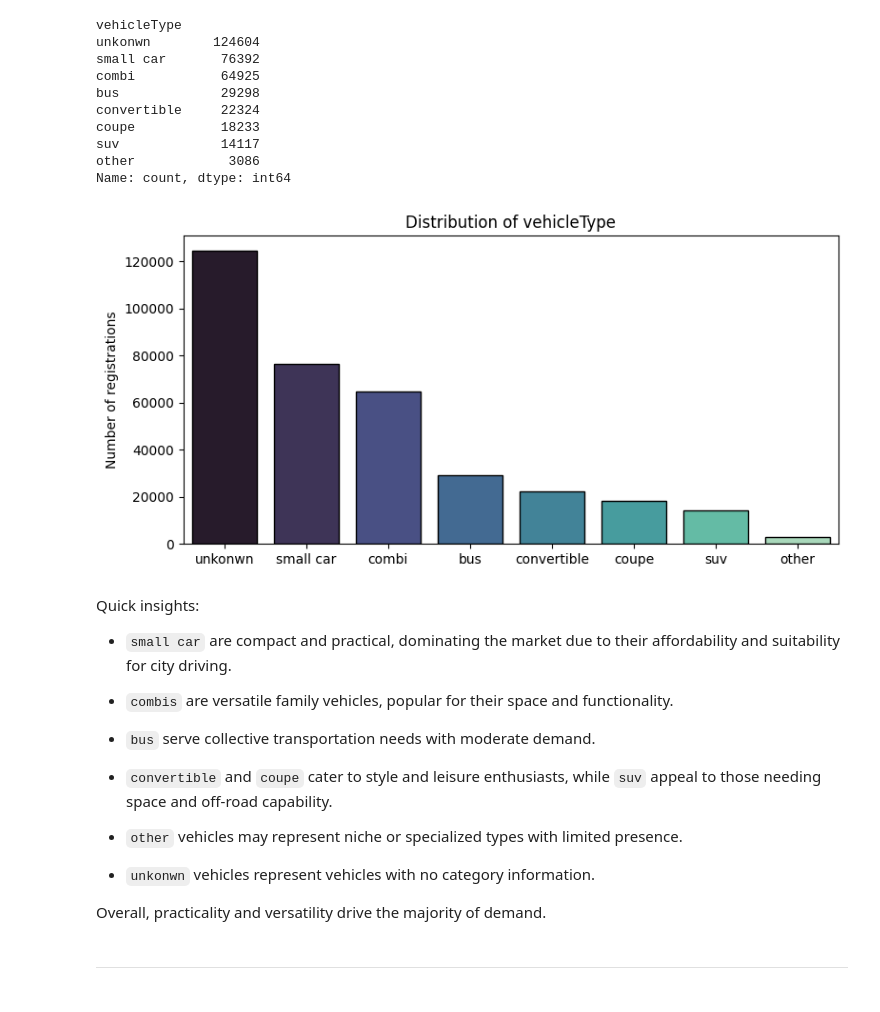
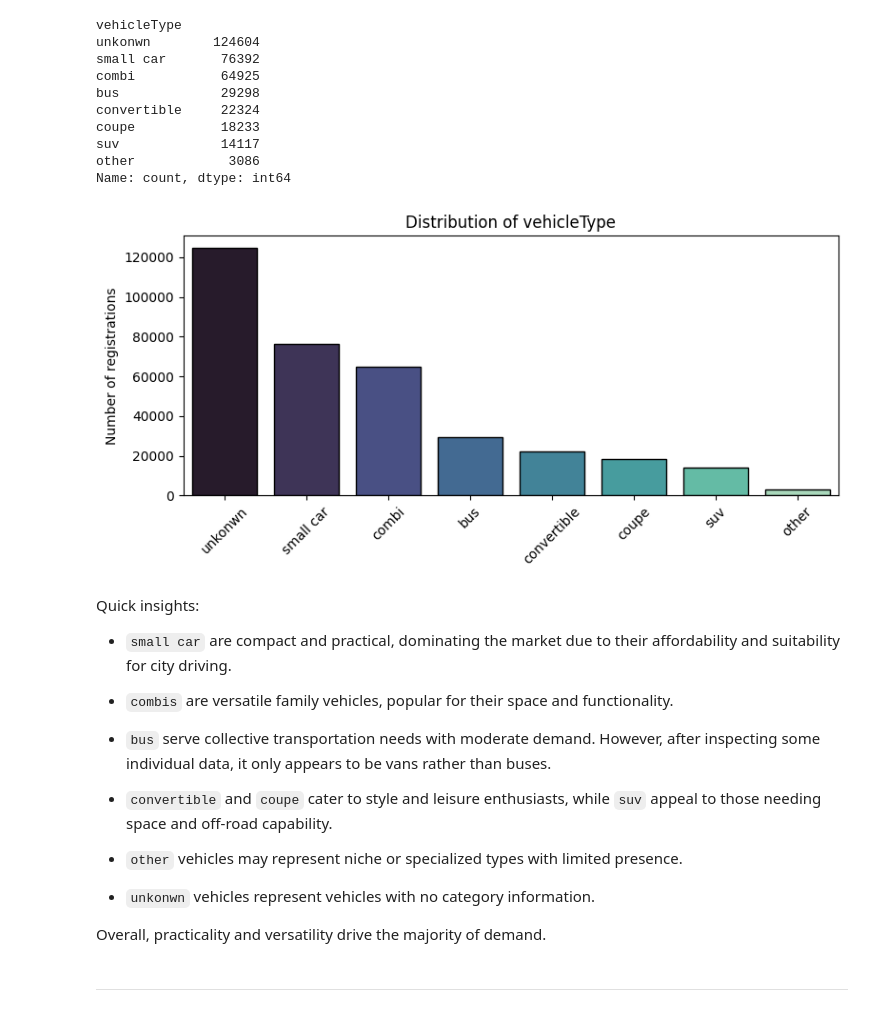
Before and after one commit to SupernovaIa/Project-ML-CarPricePrediction, a Jupyter notebook: notebook/01-EDA.ipynb, the cells around one changed output. Cells and saved outputs as stored; diff of their text form; code cells hidden in the pictures.

```diff
--- a/notebook/01-EDA.ipynb
+++ b/notebook/01-EDA.ipynb
@@ -251,7 +245,7 @@ filter_year_down = df['yearOfRegistration'] > 1920
 # %% [markdown]
 Aplicamos los filtros convirtiendo los valroes de año a nulos
-# %%
-df[filter_year_up | filter_year_down]['yearOfRegistration'] = np.nan
+# %%
+df['yearOfRegistration'] = df['yearOfRegistration'].apply(lambda x: np.nan if (x < 1920 or x > 2018) else x)
 # %% [markdown]
 ---
 # %% [markdown]
@@ -311,5 +301,5 @@ filter_power_down = df['powerCV'] < 40
-# %%
-df[filter_power_up | filter_power_down]['powerCV'] = np.nan
+# %%
+df['powerCV'] = df['powerCV'].apply(lambda x: np.nan if (x < 40 or x > 1200) else x)
 # %% [markdown]
 ---
 # %% [markdown]
@@ -480,9 +470,9 @@ suv             14117
 other            3086
 Name: count, dtype: int64
 # %%
-count_plot(df, 'vehicleType')
+plot_categoric_distribution(df, 'vehicleType')
 # %% [output]
-[figure, old version]
+[figure, new version]
 # %% [markdown]
 Quick insights:
 
@@ -490,7 +480,7 @@ Quick insights:
 
 * `combis` are versatile family vehicles, popular for their space and functionality.
 
-* `bus` serve collective transportation needs with moderate demand.
+* `bus` serve collective transportation needs with moderate demand. However, after inspecting some individual data, it only appears to be vans rather than buses.
 
 * `convertible` and `coupe` cater to style and leisure enthusiasts, while `suv` appeal to those needing space and off-road capability.
 
```
Also changed, not shown: parts of 55 cells of this notebook, 4 other files.
